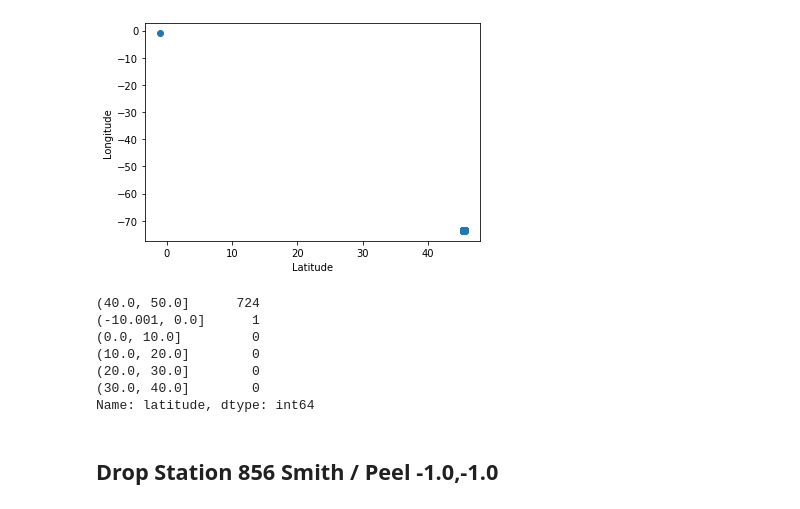
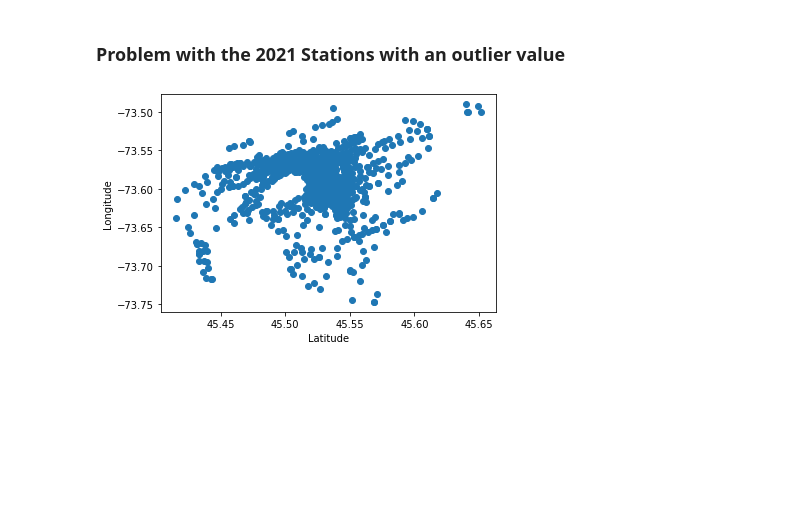
Before and after one commit to ELatulippe/Bixi_Project, a Jupyter notebook: Stations.ipynb, the cells around one changed output. Drawn from its saved outputs; the diff is of its cells as text; code cells hidden in the pictures; blank space fills up the shorter version.

```diff
--- a/Stations.ipynb
+++ b/Stations.ipynb
@@ -17,0 +8,11 @@ stations_april_2022_df.head()
+# %%
+df_all = pd.DataFrame(columns = ["latitude","longitude","name", "Code"])
+for year in range(2014,2022):
+    link = f"./BIXI_Data/Year {year}/Stations_{year}.csv"
+    Stations_df = pd.read_csv(link, delimiter = ",")
+    Stations_df.rename(columns = {"code":"Code", "pk":"Code"}, inplace=True)
+    plt.scatter(Stations_df["latitude"], Stations_df["longitude"])
+    plt.title(f"Year: {year}")
+    plt.xlabel("Latitude")
+    plt.ylabel("Longitude")
+    plt.show()
@@ -18,19 +28,15 @@ stations_april_2022_df.head()
+# %% [markdown]
+### Problem with the 2021 Stations with an outlier value
+# %%
+Stations_df["latitude"].value_counts(bins = [-10, 0, 10, 20, 30, 40, 50])
+Stations_df_2021 = Stations_df.copy()
+# %%
+Stations_df_2021 = Stations_df_2021[Stations_df_2021["latitude"] >= 0]
+## Drop Station 856 Smith / Peel -1.0,-1.0
 # %%
-plt.scatter(stations_april_2022_df["latitude"], stations_april_2022_df["longitude"])
+plt.scatter(Stations_df_2021["latitude"], Stations_df_2021["longitude"])
 plt.xlabel("Latitude")
 plt.ylabel("Longitude")
 plt.show()
 # %% [output]
-[figure, old version]
+[figure, new version]
-# %%
-stations_april_2022_df["latitude"].value_counts(bins = [-10, 0, 10, 20, 30, 40, 50])
-# %% [output]
-(40.0, 50.0]      724
-(-10.001, 0.0]      1
-(0.0, 10.0]         0
-(10.0, 20.0]        0
-(20.0, 30.0]        0
-(30.0, 40.0]        0
-Name: latitude, dtype: int64
-# %% [markdown]
-## Drop Station 856 Smith / Peel -1.0,-1.0
```
Also changed, not shown: parts of 36 cells of this notebook.
